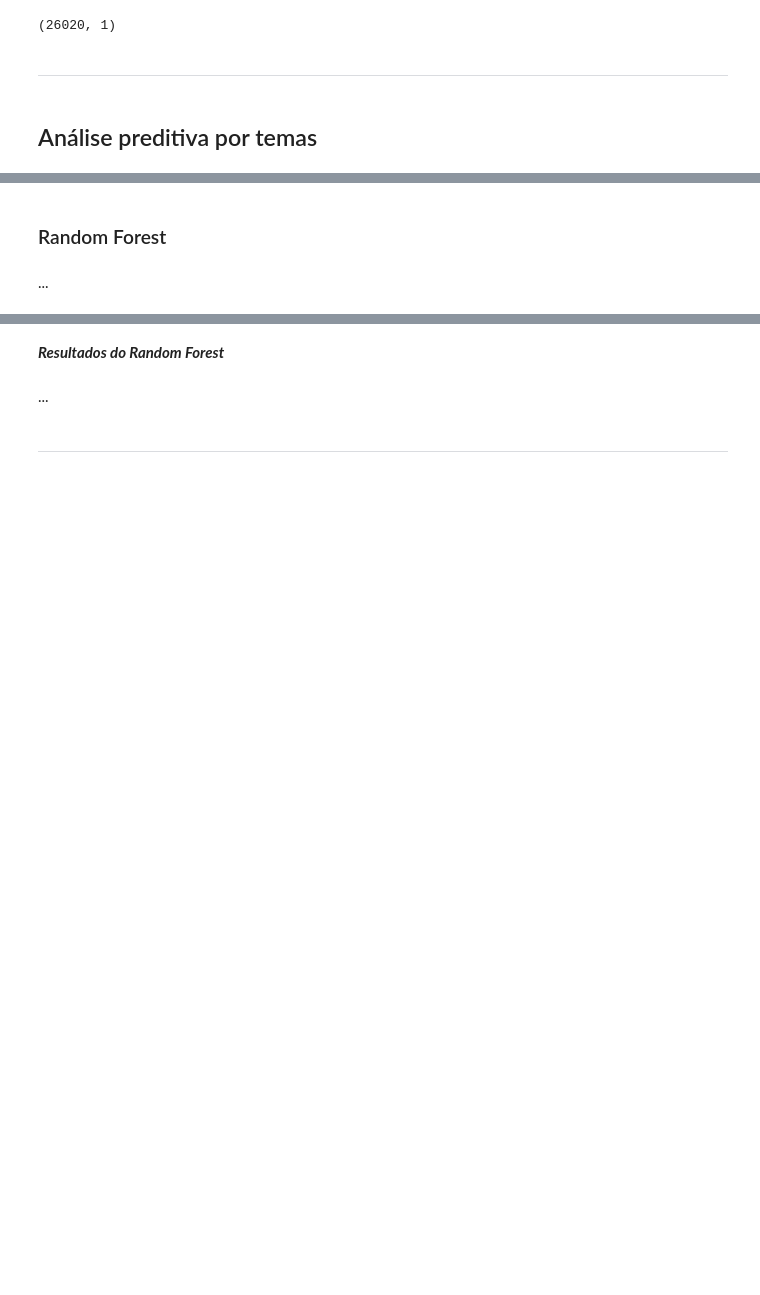
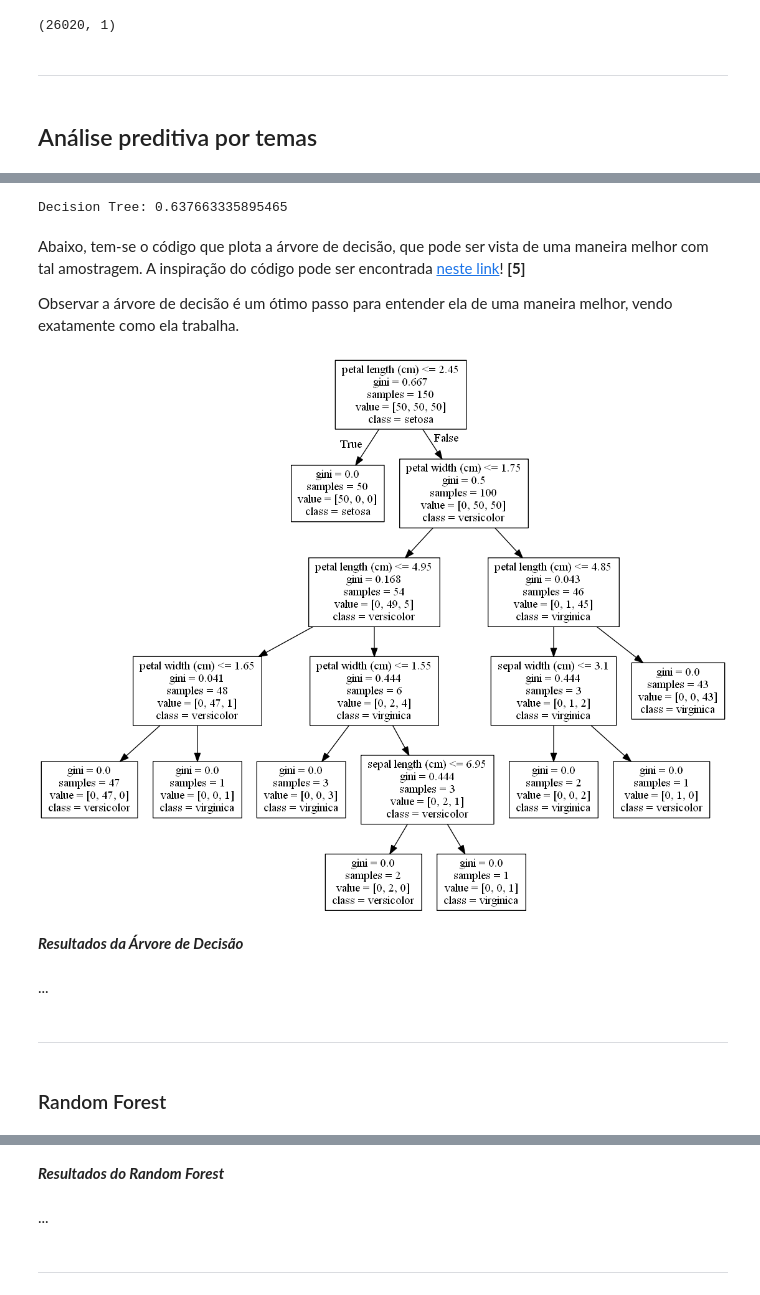
Before and after one commit to williamars/Cdados_final, a Jupyter notebook: P3 - Arquivo Final-Copy1.ipynb, the cells around one changed output, grey strips where cells are left out. Drawn from its saved outputs; the diff is of its cells as text; code cells hidden in the pictures; blank space fills up the shorter version.

Commit message:
Adicionei a árvore de decisão

```diff
--- a/P3 - Arquivo Final-Copy1.ipynb
+++ b/P3 - Arquivo Final-Copy1.ipynb
@@ -279,4 +294,40 @@ ________________________________________________________________________________
+# %%
+modelo2 = DecisionTreeClassifier()
+modelo2.fit(X_train, y_train)
+y_pred2 = modelo2.predict(X_test)
+
+print('Decision Tree: {}'.format(accuracy_score(y_test, y_pred2)))
+# %% [output]
+Decision Tree: 0.637663335895465
+# %% [markdown]
+Abaixo, tem-se o código que plota a árvore de decisão, que pode ser vista de uma maneira melhor com tal amostragem. A inspiração do código pode ser encontrada [neste link](https://chrisalbon.com/machine_learning/trees_and_forests/visualize_a_decision_tree/)! **[5]**
+
+Observar a árvore de decisão é um ótimo passo para entender ela de uma maneira melhor, vendo exatamente como ela trabalha.
+# %%
+# Carregando os processos
+iris = load_iris()
+model = modelo2.fit(iris.data, iris.target)
+
+# Usando o graphviz. Sem ele não é possível rodar
+dot_data = tree.export_graphviz(model, out_file=None,
+                                feature_names=iris.feature_names,
+                                class_names=iris.target_names)
+
+# Usando o pydotplus
+grafic = pydotplus.graph_from_dot_data(dot_data)
+
+# Procurando o Graphviz's
+os.environ["PATH"] += os.pathsep + 'C:/Program Files (x86)/Graphviz2.38/bin/'
+
+# Plotando a imagem
+Image(grafic.create_png())
+# %% [output]
+[figure, added]
+# %% [markdown]
+***Resultados da Árvore de Decisão***
+# %% [markdown]
+...
+# %% [markdown]
+_______________
 # %% [markdown]
 ### Random Forest
-# %% [markdown]
-...
```
Also changed, not shown: parts of 19 cells of this notebook.
